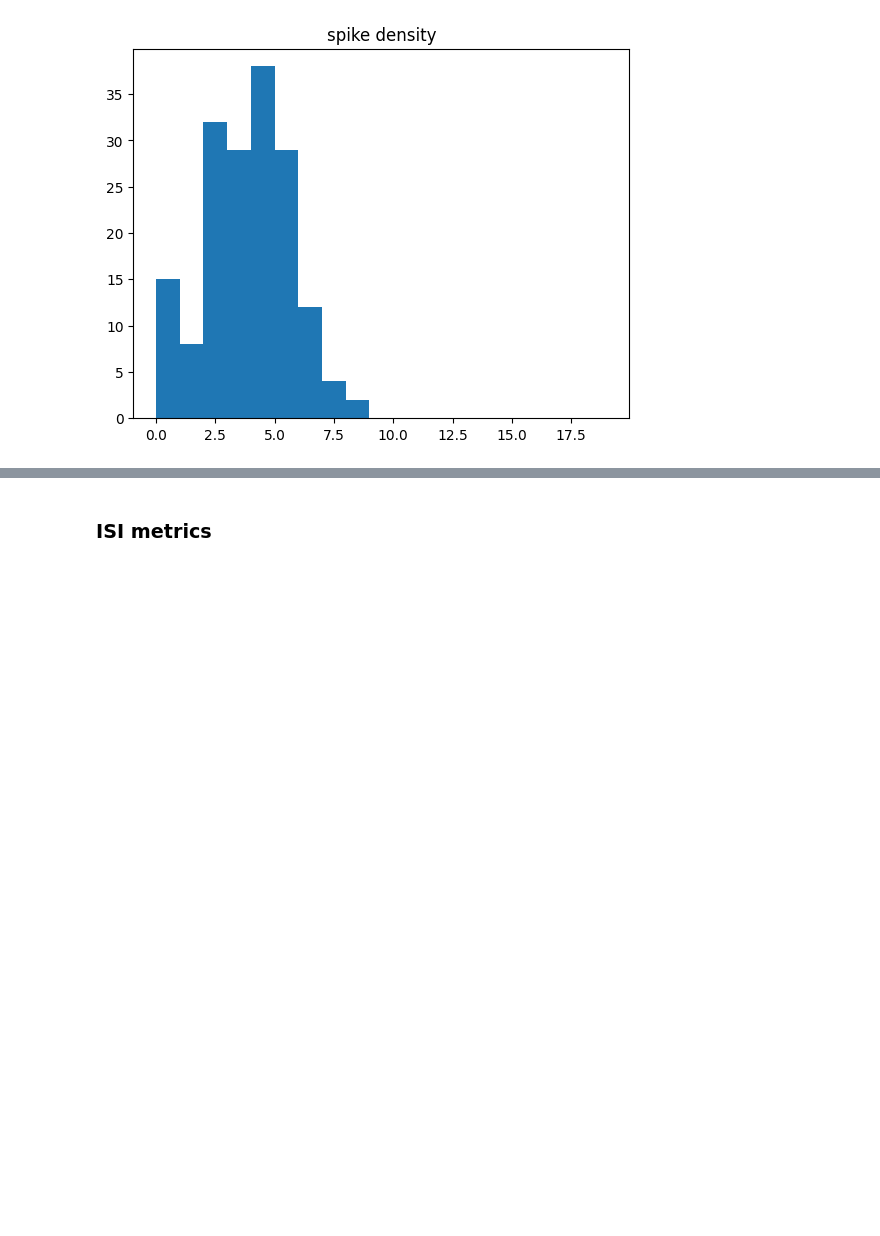
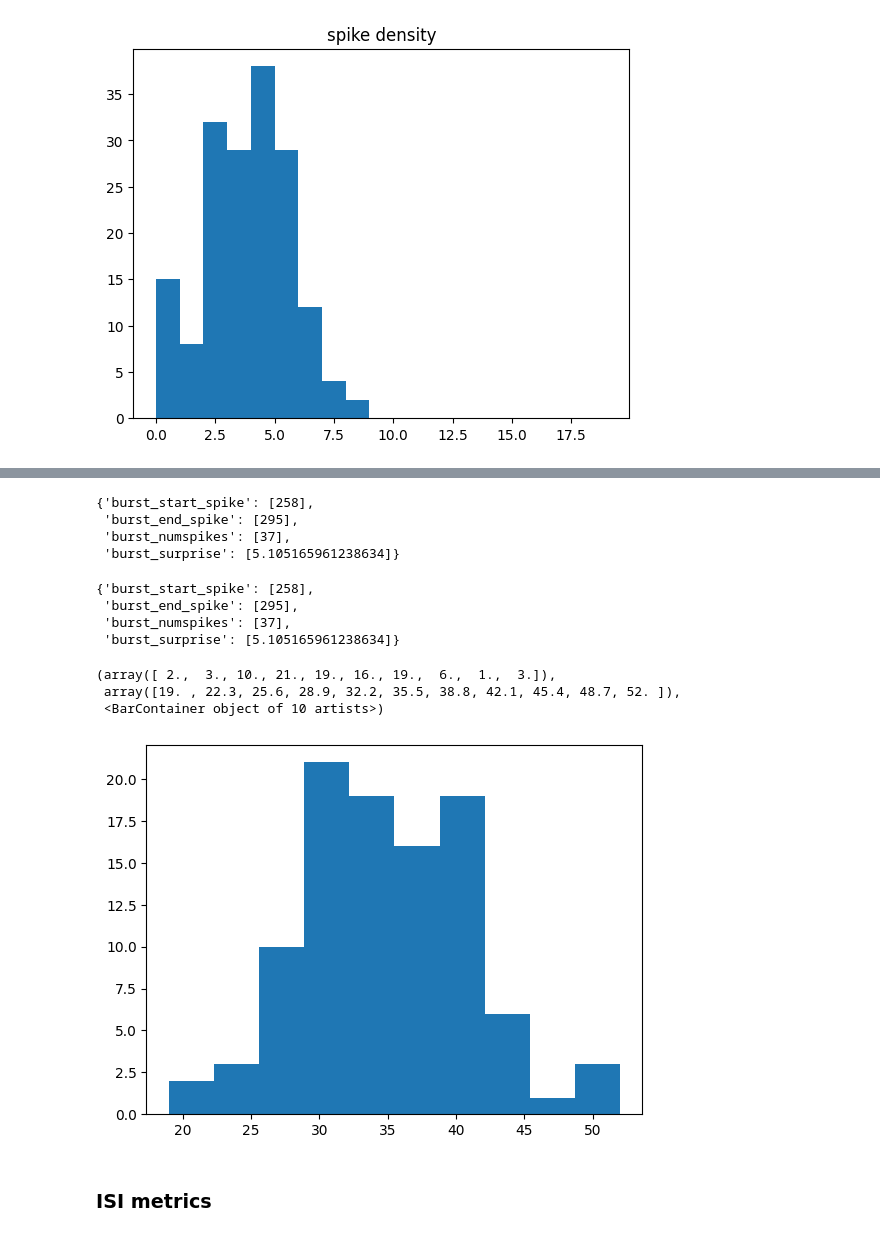
Before and after one commit to jazlynntan/BME1500H_group5, a Jupyter notebook: FeatureExtraction_scrap.ipynb, the cells around one changed output, grey strips where cells are left out. Saved outputs shown, nothing was run; the diff lists cells and outputs as text; code cells hidden in the pictures; blank space fills up the shorter version.

```diff
--- a/FeatureExtraction_scrap.ipynb
+++ b/FeatureExtraction_scrap.ipynb
@@ -422,0 +668,7 @@ np.sum(stats.poisson.pmf(bin_centers, 1))
+# %%
+burst_dict
+# %% [output]
+{'burst_start_spike': [258],
+ 'burst_end_spike': [295],
+ 'burst_numspikes': [37],
+ 'burst_surprise': [5.105165961238634]}
@@ -423,3 +681,22 @@ np.sum(stats.poisson.pmf(bin_centers, 1))
+# %%
+burst_dict
+# %% [output]
+{'burst_start_spike': [258],
+ 'burst_end_spike': [295],
+ 'burst_numspikes': [37],
+ 'burst_surprise': [5.105165961238634]}
+# %%
+P = np.random.poisson(35,size=100)
+plt.hist(P)
+
+probability_at_least_N_spikes = 1 - np.sum(np.exp(-lambda_parameter) *
+                                           np.power(lambda_parameter, np.arange(N)) /
+                                           np.math.factorial(np.arange(N)))
+# %% [output]
+(array([ 2.,  3., 10., 21., 19., 16., 19.,  6.,  1.,  3.]),
+ array([19. , 22.3, 25.6, 28.9, 32.2, 35.5, 38.8, 42.1, 45.4, 48.7, 52. ]),
+ <BarContainer object of 10 artists>)
+[figure, added]
 # %% [markdown]
 ### ISI metrics
 # %%
```
Also changed, not shown: parts of 15 cells of this notebook.
